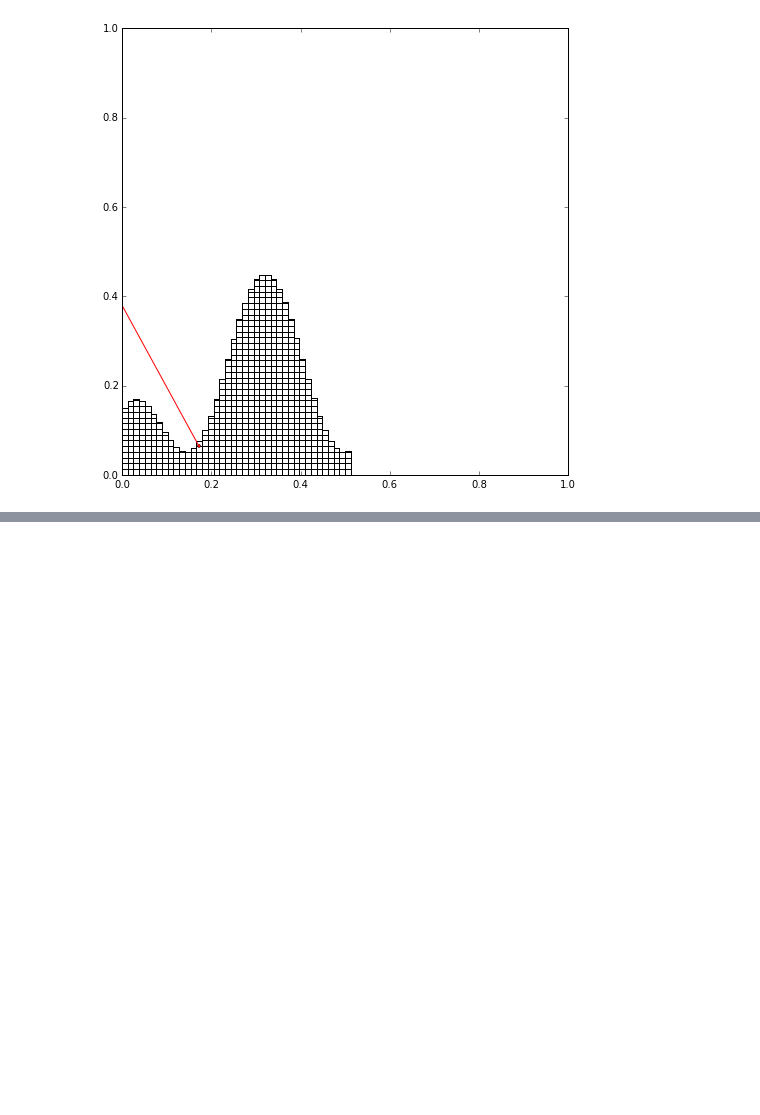
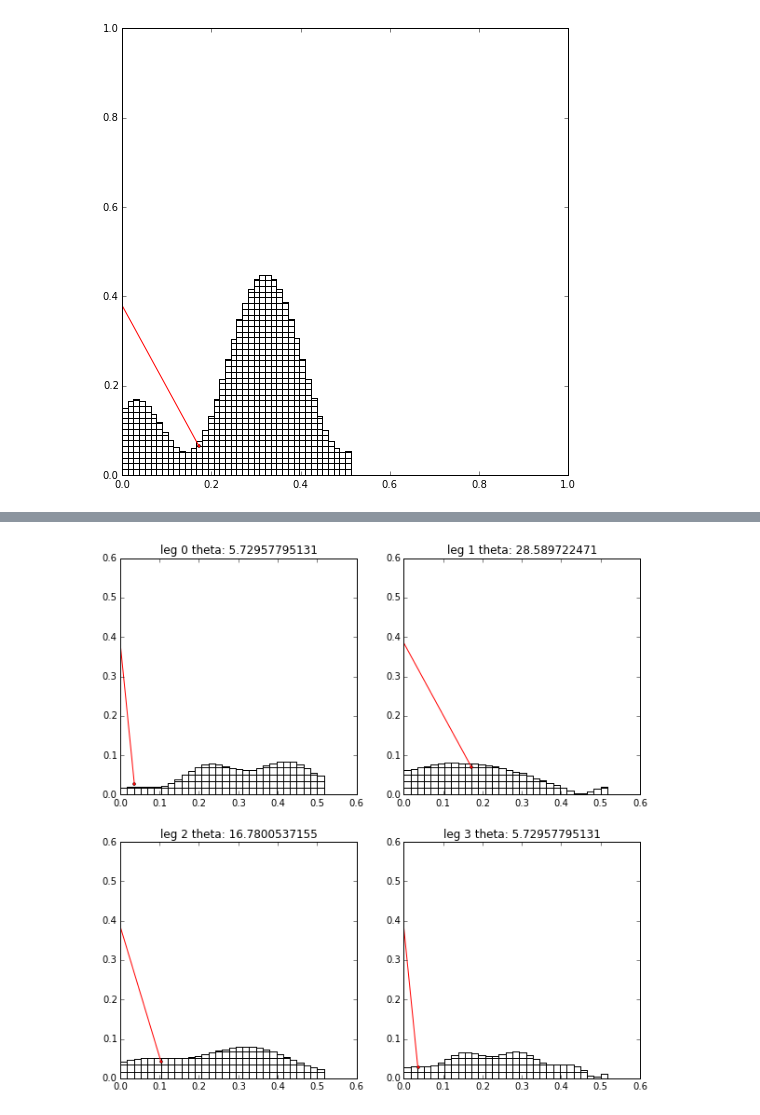
Before and after one commit to exalted/mdwiki-seed, a Jupyter notebook: extra/notebooks/suspension_algorithm1.ipynb, the cells around one changed output, grey strips where cells are left out. Cells and saved outputs as stored; diff of their text form; code cells hidden in the pictures; blank space fills up the shorter version.

```diff
--- a/extra/notebooks/suspension_algorithm1.ipynb
+++ b/extra/notebooks/suspension_algorithm1.ipynb
@@ -227,0 +223,29 @@ solution found: height 0.430502732219 - theta 0.1
+# %%
+def draw_legs_solution(heightmaps, eps=0.05):
+    min_height = [np.min(hmap[1]) for hmap in heightmaps]
+    min_height = min(min_height)
+    max_height =  [np.max(hmap[1]) for hmap in heightmaps]
+    max_height = max(max_height)
+    max_height = max(max_height, arm_length)
+    heights = np.linspace(min_height, np.max(hmap[1])+arm_length, 100)
+    heights = heights[::-1]
+    thetas = []
+    sol_found = False
+    for height in heights:
+        thetas = np.array([find_theta(height, hmap[0], hmap[1], eps) for hmap in heightmaps])
+        if np.alltrue(thetas > 0):
+            sol_found = True
+            break
+    fig = plt.figure(figsize=(10, 10))
+    for i in range(0, 4):
+        hmap = heightmaps[i]
+        ax = fig.add_subplot(2,2, i+1)
+        ax.set_title("leg {} theta: {} ".format(i, np.rad2deg(thetas[i])))
+        ax.axis([0, 0.6, 0, 0.6])
+        draw_heightmap(ax, hmap[0], hmap[1])
+        if sol_found > 0:
+            draw_leg(height, thetas[i])
+heightmaps = [gen_rand_heightmap() for i in range(0, 4)]
+draw_legs_solution(heightmaps, eps=0.01)
+# %% [output]
+[figure, added]
```
Also changed, not shown: parts of 4 cells of this notebook.
